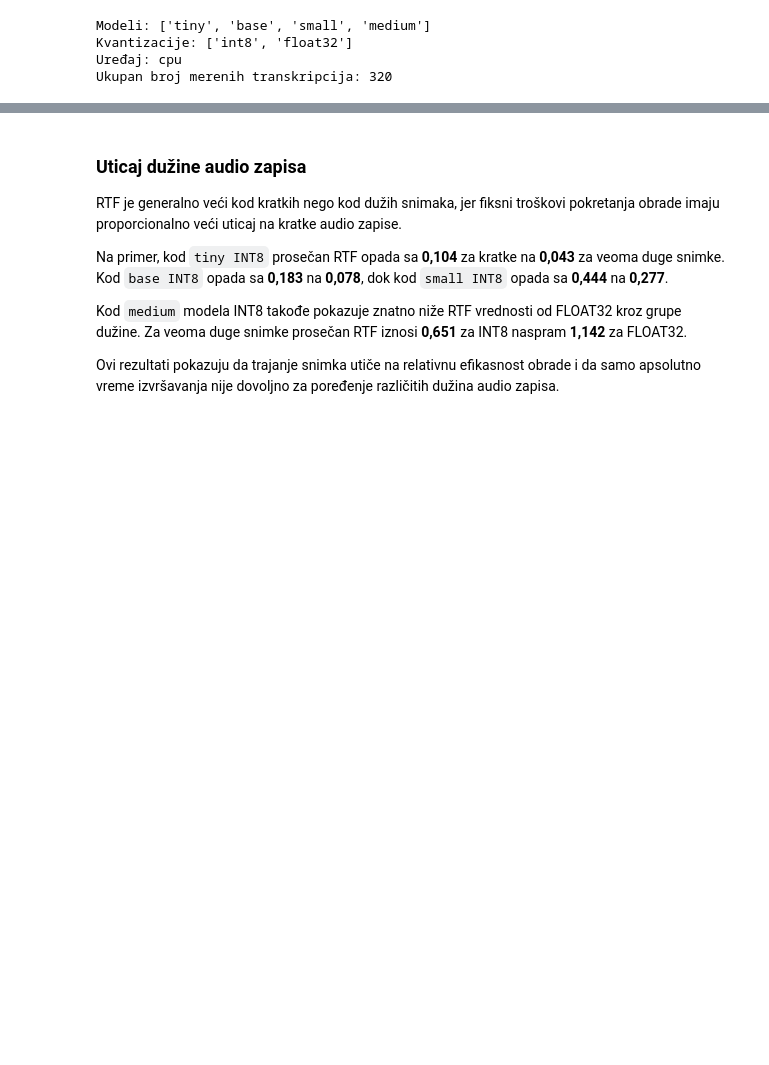
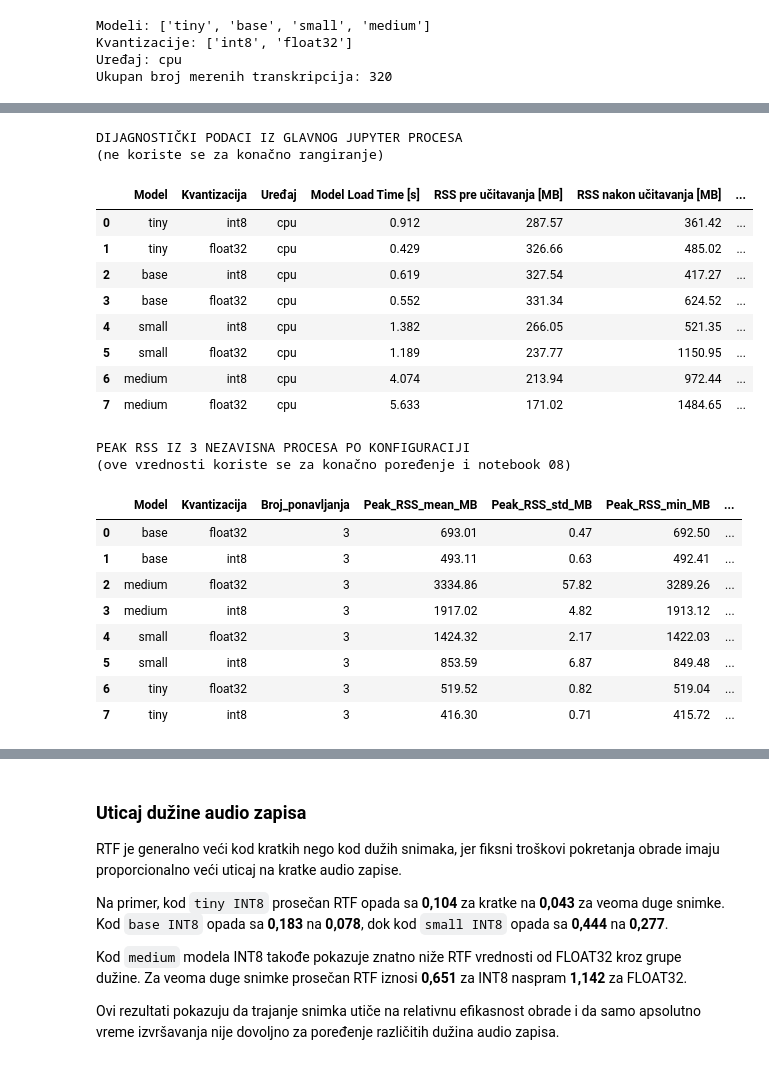
Before and after one commit to Sajko01/serbian-whisper-asr-optimization, a Jupyter notebook: notebooks/05_kvantizacija_latencija_rtf.ipynb, the cells around one changed output, grey strips where cells are left out. Cells and saved outputs as stored; diff of their text form; code cells hidden in the pictures; blank space fills up the shorter version.

```diff
--- a/notebooks/05_kvantizacija_latencija_rtf.ipynb
+++ b/notebooks/05_kvantizacija_latencija_rtf.ipynb
@@ -570,3 +810,38 @@ display(tabela_model_load)
+# %%
+# ============================================================
+# MODEL LOAD TIME I RAM — DIJAGNOSTIČKO I POUZDANO MERENJE
+# ============================================================
+
+print("DIJAGNOSTIČKI PODACI IZ GLAVNOG JUPYTER PROCESA")
+print("(ne koriste se za konačno rangiranje)")
+display(tabela_model_load)
+
+print("\nPEAK RSS IZ 3 NEZAVISNA PROCESA PO KONFIGURACIJI")
+print("(ove vrednosti koriste se za konačno poređenje i notebook 08)")
+display(tabela_ram_rezime)
+# %% [output]
+DIJAGNOSTIČKI PODACI IZ GLAVNOG JUPYTER PROCESA
+(ne koriste se za konačno rangiranje)
+|  | Model | Kvantizacija | Uređaj | Model Load Time [s] | RSS pre učitavanja [MB] | RSS nakon učitavanja [MB] | ... |
+| 0 | tiny | int8 | cpu | 0.912 | 287.57 | 361.42 | ... |
+| 1 | tiny | float32 | cpu | 0.429 | 326.66 | 485.02 | ... |
+| 2 | base | int8 | cpu | 0.619 | 327.54 | 417.27 | ... |
+| 3 | base | float32 | cpu | 0.552 | 331.34 | 624.52 | ... |
+| 4 | small | int8 | cpu | 1.382 | 266.05 | 521.35 | ... |
+| 5 | small | float32 | cpu | 1.189 | 237.77 | 1150.95 | ... |
+| 6 | medium | int8 | cpu | 4.074 | 213.94 | 972.44 | ... |
+| 7 | medium | float32 | cpu | 5.633 | 171.02 | 1484.65 | ... |
+PEAK RSS IZ 3 NEZAVISNA PROCESA PO KONFIGURACIJI
+(ove vrednosti koriste se za konačno poređenje i notebook 08)
+|  | Model | Kvantizacija | Broj_ponavljanja | Peak_RSS_mean_MB | Peak_RSS_std_MB | Peak_RSS_min_MB | ... |
+| 0 | base | float32 | 3 | 693.01 | 0.47 | 692.50 | ... |
+| 1 | base | int8 | 3 | 493.11 | 0.63 | 492.41 | ... |
+| 2 | medium | float32 | 3 | 3334.86 | 57.82 | 3289.26 | ... |
+| 3 | medium | int8 | 3 | 1917.02 | 4.82 | 1913.12 | ... |
+| 4 | small | float32 | 3 | 1424.32 | 2.17 | 1422.03 | ... |
+| 5 | small | int8 | 3 | 853.59 | 6.87 | 849.48 | ... |
+| 6 | tiny | float32 | 3 | 519.52 | 0.82 | 519.04 | ... |
+| 7 | tiny | int8 | 3 | 416.30 | 0.71 | 415.72 | ... |
 # %%
 # ============================================================
 # REZULTATI PO DUŽINI AUDIO ZAPISA
```
Also changed, not shown: parts of 18 cells of this notebook, 25 other files.
